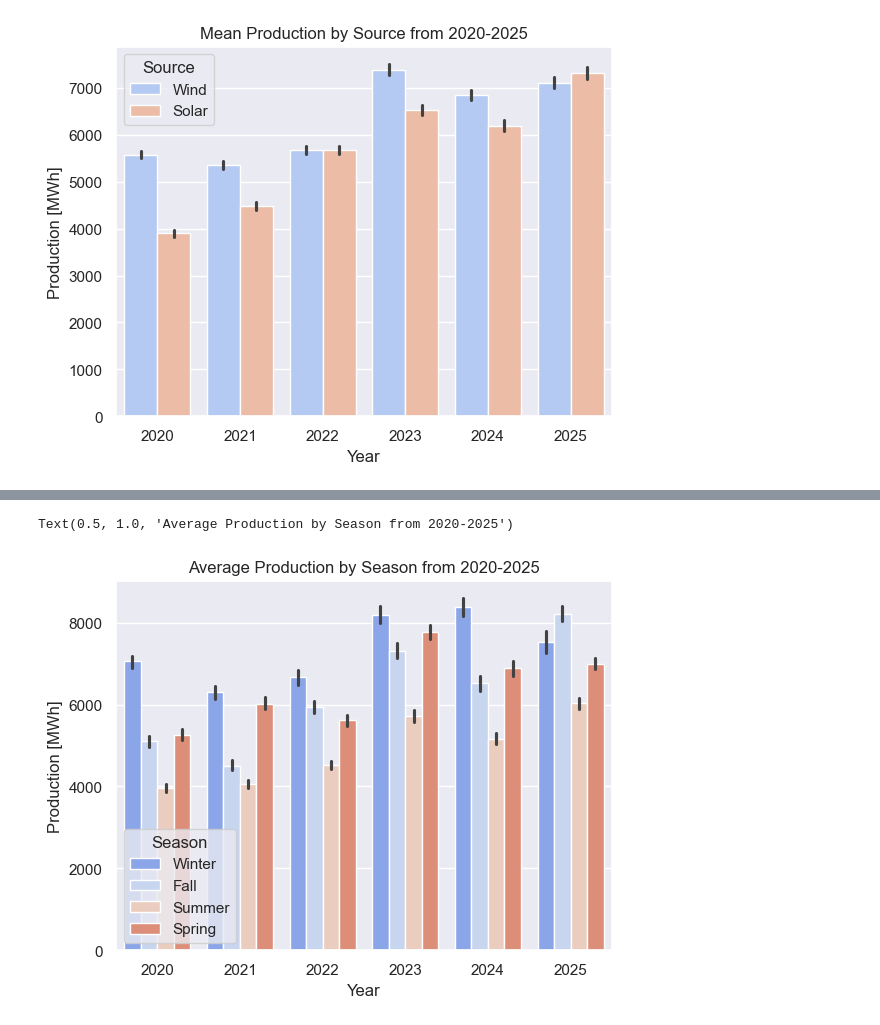
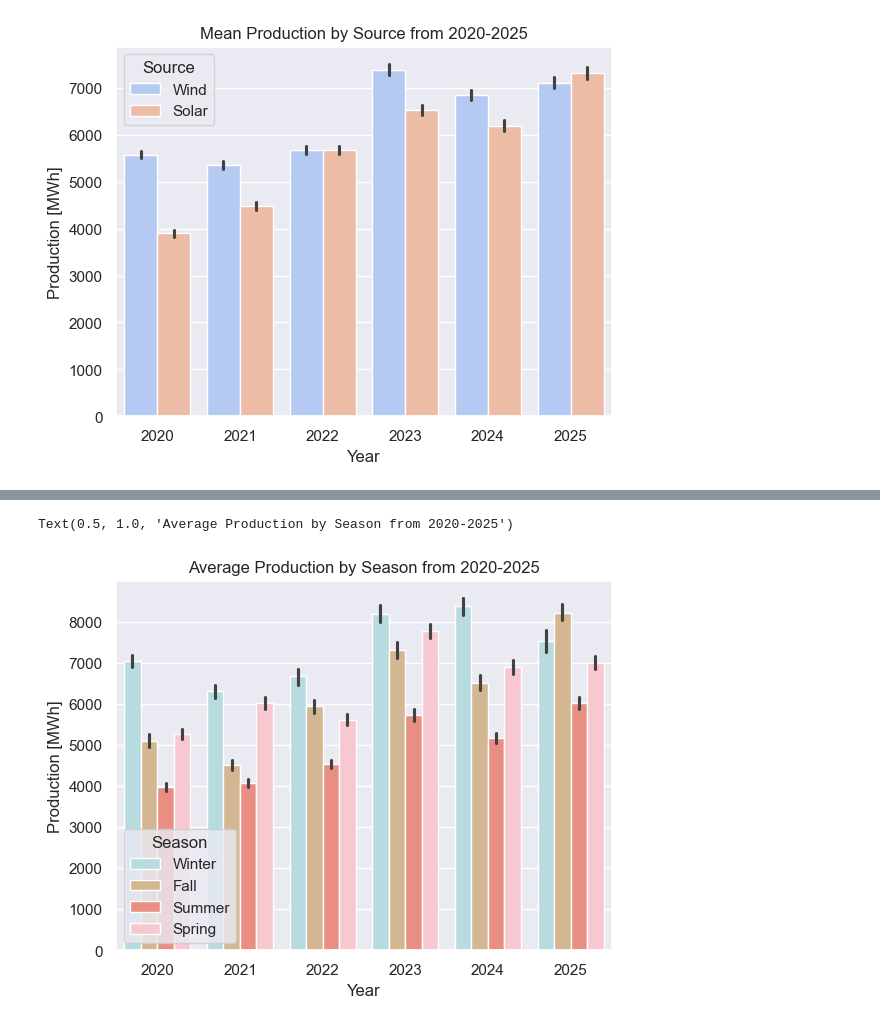
Before and after one commit to coffeedrunkpanda/project-2-eda-sql, a Jupyter notebook: eda-bivariate.ipynb, the cells around one changed output, grey strips where cells are left out. Cells and saved outputs as stored; diff of their text form; code cells hidden in the pictures.

```diff
--- a/eda-bivariate.ipynb
+++ b/eda-bivariate.ipynb
@@ -199,7 +199,7 @@ though Solar production remains significant. As previously noted regarding Summe
 prominent, whereas Wind energy dominates in Winter.
 It is important to note that these values represent the **mean** output, not the total production volume.
 # %%
-seasons_palette = {"Fall": "burlywood", "Winter": "powderblue", "Summer": "salmon", "Spring": "pink"}
+# seasons_palette = {"Fall": "burlywood", "Winter": "powderblue", "Summer": "salmon", "Spring": "pink"}
 
 sns.boxplot(df,
             y = "Production",
@@ -414,17 +491,15 @@ Text(0.5, 1.0, 'Mean Production by Source from 2020-2025')
 # %%
 import seaborn as sns
 import matplotlib.pyplot as plt
-
-# TODO:  chang colors to seasons_palette = {"Fall": "burlywood", "Winter": "powderblue", "Summer": "salmon", "Spring": "pink"}
 
 sns.barplot(data = df,
             x = "Year",
             y = "Production",
             hue = "Season",
-            palette="coolwarm")
+            palette=seasons_palette)
 
 plt.ylabel("Production [MWh]")
 plt.title ("Average Production by Season from 2020-2025")
 # %% [output]
 Text(0.5, 1.0, 'Average Production by Season from 2020-2025')
-[figure, old version]
+[figure, new version]
```
Also changed, not shown: parts of 8 cells of this notebook.
